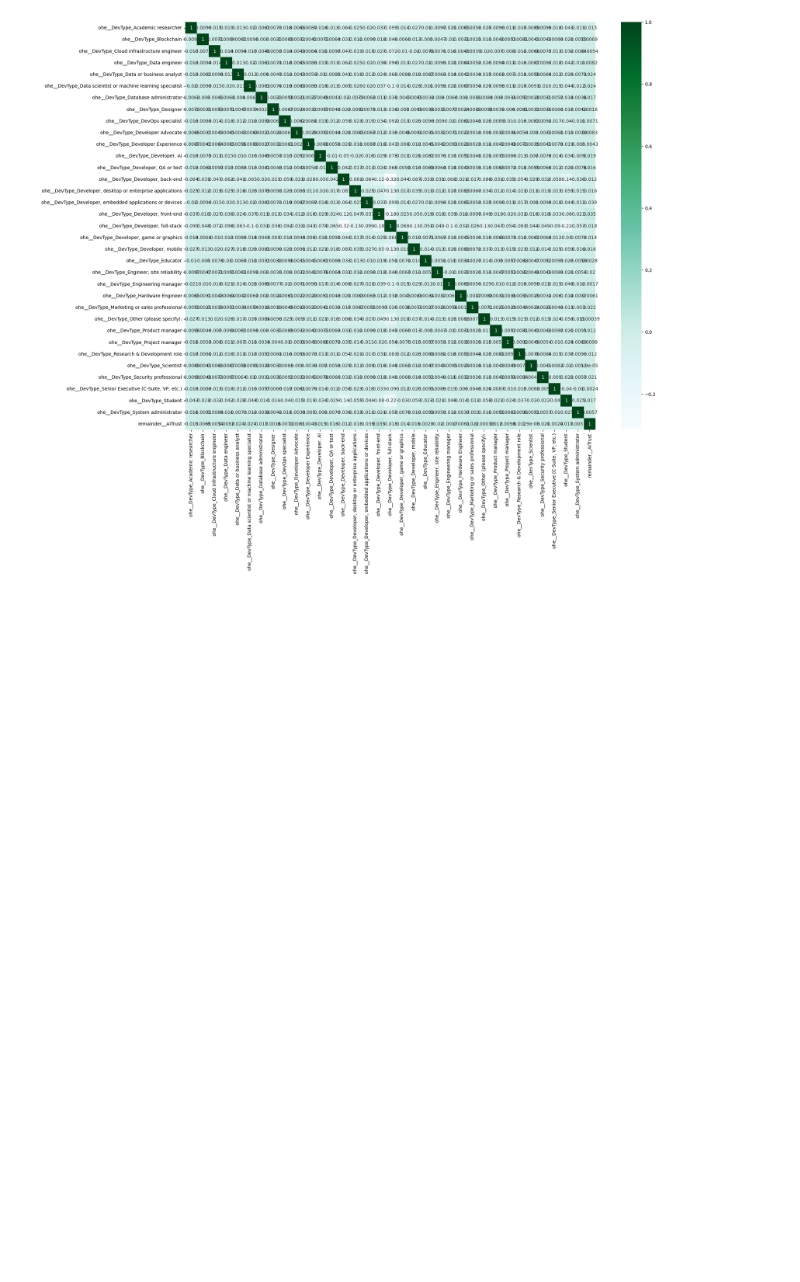
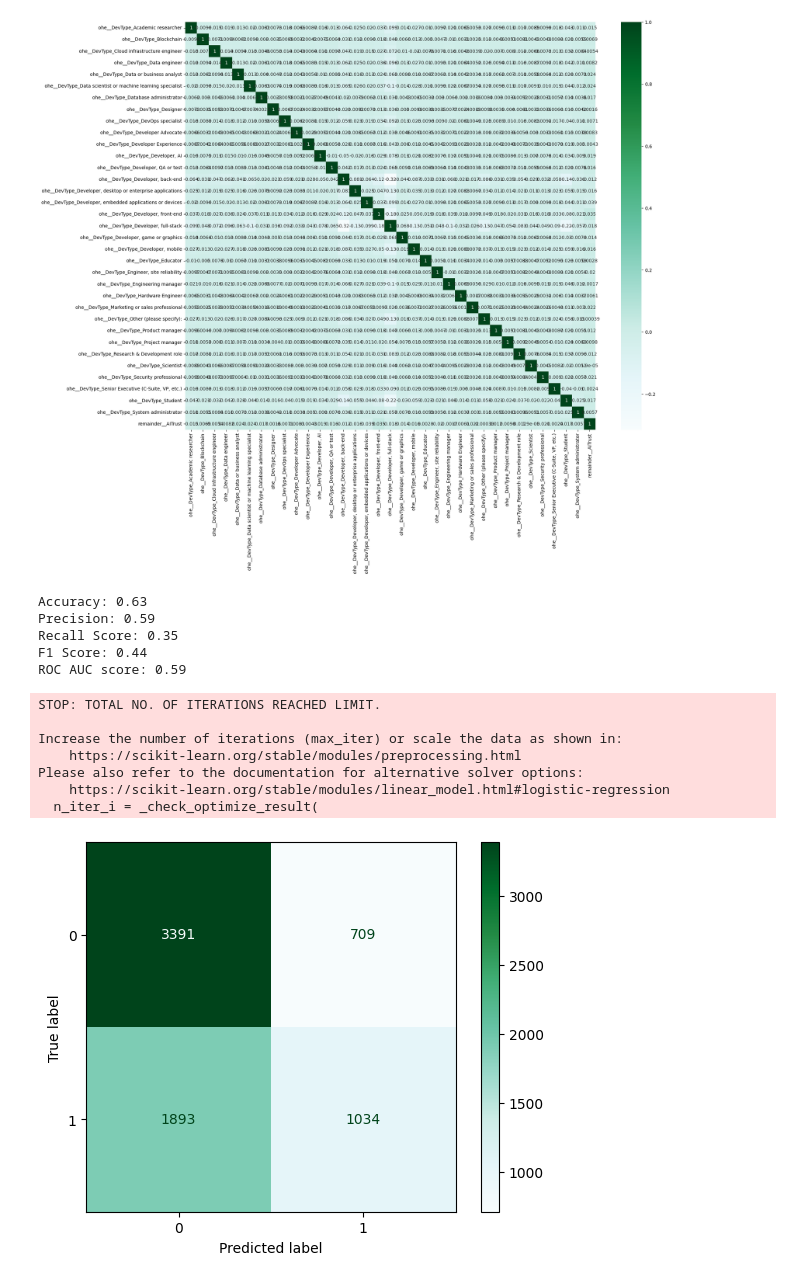
Before and after one commit to tomoldmeadow/SO24_model, a Jupyter notebook: SO24_model.ipynb, the cells around one changed output. Cells and saved outputs as stored; diff of their text form; code cells hidden in the pictures; blank space fills up the shorter version.

Commit message:
Model created and scored on f1 score, recall and precision

```diff
--- a/SO24_model.ipynb
+++ b/SO24_model.ipynb
@@ -249,3 +250,72 @@ sns.heatmap(df24_t_corr, annot = True, cmap = "BuGn")
 # %% [output]
 <Axes: >
 [figure]
+# %%
+# Drop 'AIAcc' column which 'AITrust' was feature engineered from
+df24c = df24c.drop(columns=['AIAcc'])
+# %%
+# Split into train and test sets
+X = df24c.drop(columns=['AITrust'])
+y = df24c['AITrust']
+
+X_train, X_test, y_train, y_test = train_test_split(X, y, test_size = 0.2, random_state = 123)
+
+# Define columns
+ordinal_cols = ['AISent']
+onehot_cols = ['Age', 'DevType', 'RemoteWork', 'AIThreat', 'EdLevel']
+passthrough_cols = ['YearsCodePro']
+
+# Creating a column transformer to see correlations
+col_trans = ColumnTransformer(
+    [
+        ("ordinal", OrdinalEncoder(), ordinal_cols),
+        ("ohe", OneHotEncoder(sparse_output=False, handle_unknown='ignore'), onehot_cols)
+    ],
+    remainder = 'passthrough'
+)
+
+# Fit the train data to the transformer and transform the train and test data
+col_trans.fit(X_train)
+Xt_train = pd.DataFrame(col_trans.transform(X_train), columns = col_trans.get_feature_names_out())
+Xt_test = pd.DataFrame(col_trans.transform(X_test), columns = col_trans.get_feature_names_out())
+
+# Fit the transformed data to the logistic regression model
+log_reg = LogisticRegression()
+log_reg.fit(Xt_train, y_train)
+
+# Predict output labels with the model
+y_pred = log_reg.predict(Xt_test)
+
+# Measurables
+# Accuracy, Recall, Precision, F1-Score
+acc_score = accuracy_score(y_test, y_pred)
+pr = precision_score(y_test, y_pred)
+rec = recall_score(y_test, y_pred)
+f1 = f1_score(y_test, y_pred)
+
+print(f"Accuracy: {acc_score:.2f}")
+print(f"Precision: {pr:.2f}")
+print(f"Recall Score: {rec:.2f}")
+print(f"F1 Score: {f1:.2f}")
+
+# Plot the confusion matrix
+fig, ax = plt.subplots()
+cm = ConfusionMatrixDisplay.from_predictions(y_test, y_pred, ax = ax, cmap = "BuGn")
+
+# ROC curve and evauluation of model performance based on RAC
+roc_auc = roc_auc_score(y_test, y_pred)
+print(f"ROC AUC score: {roc_auc:.2f}")
+# %% [output]
+Accuracy: 0.63
+Precision: 0.59
+Recall Score: 0.35
+F1 Score: 0.44
+ROC AUC score: 0.59
+STOP: TOTAL NO. OF ITERATIONS REACHED LIMIT.
+
+Increase the number of iterations (max_iter) or scale the data as shown in:
+    https://scikit-learn.org/stable/modules/preprocessing.html
+Please also refer to the documentation for alternative solver options:
+    https://scikit-learn.org/stable/modules/linear_model.html#logistic-regression
+  n_iter_i = _check_optimize_result(
+[figure, added]
```
Also changed, not shown: parts of 1 cell of this notebook.
